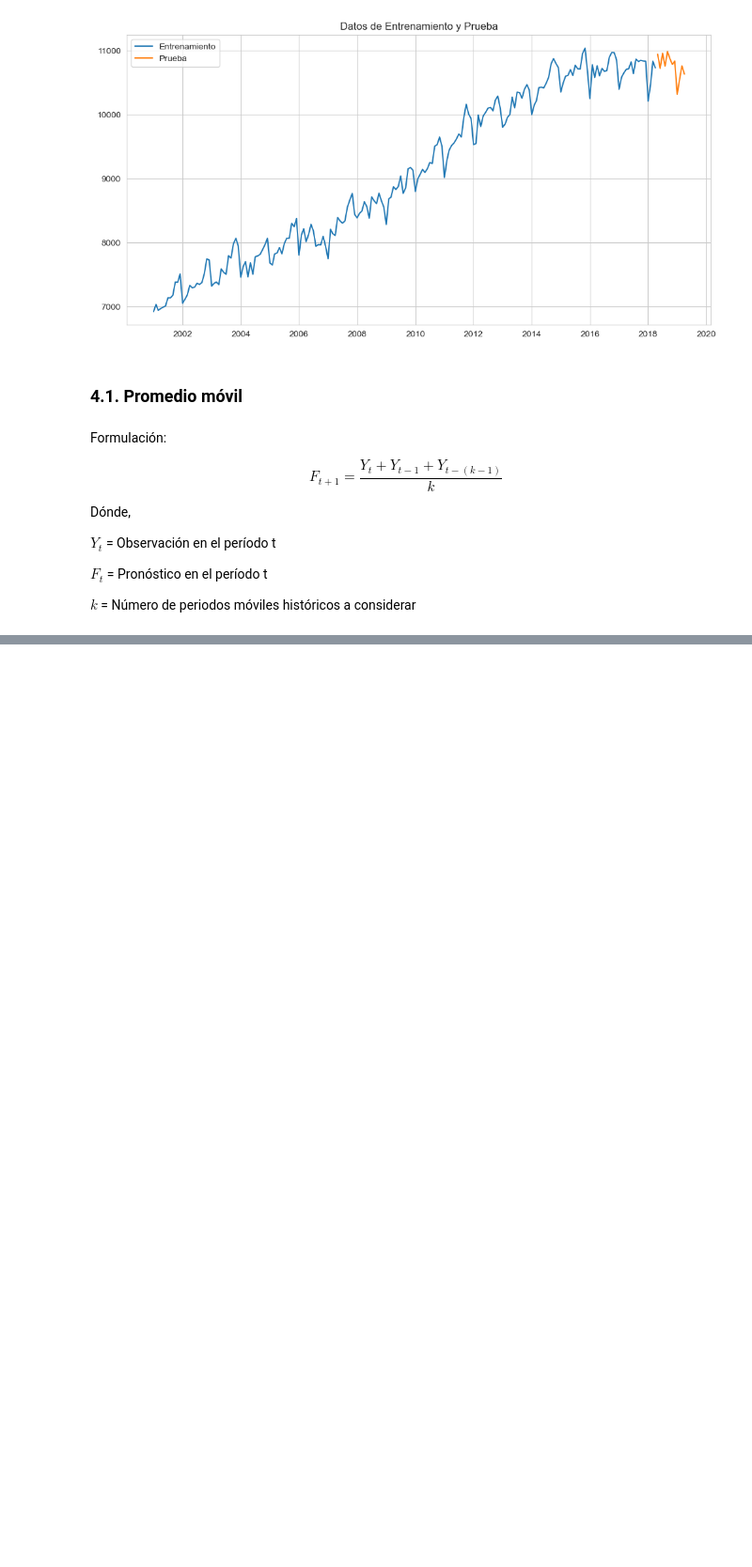
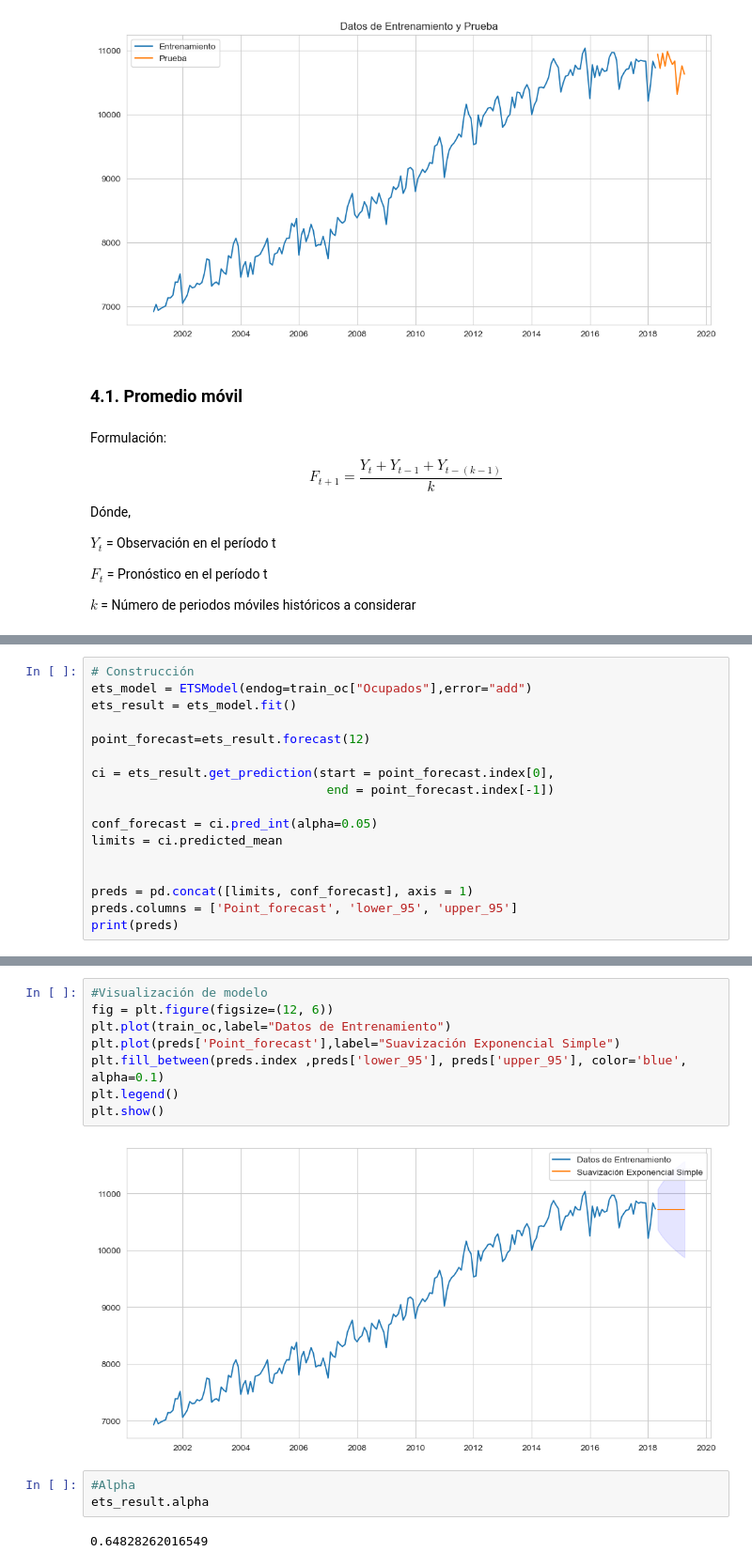
Before and after one commit to yesidmontano/Comparacion-Metodos-Estadisticos-Simples-Para-Series-De-Tiempo, a Jupyter notebook: Development.ipynb, the cells around one changed output, grey strips where cells are left out. Shown at 94% size. Saved outputs shown, nothing was run; the diff lists cells and outputs as text; blank space fills up the shorter version.

```diff
--- a/Development.ipynb
+++ b/Development.ipynb
@@ -126,0 +190,17 @@ ${k}$ = Número de periodos móviles históricos a considerar
+# %%
+# Construcción
+ets_model = ETSModel(endog=train_oc["Ocupados"],error="add")
+ets_result = ets_model.fit()
+
+point_forecast=ets_result.forecast(12)
+
+ci = ets_result.get_prediction(start = point_forecast.index[0],
+                                end = point_forecast.index[-1])
+
+conf_forecast = ci.pred_int(alpha=0.05)
+limits = ci.predicted_mean
+
+
+preds = pd.concat([limits, conf_forecast], axis = 1)
+preds.columns = ['Point_forecast', 'lower_95', 'upper_95']
+print(preds)
@@ -126,0 +221,15 @@ ${k}$ = Número de periodos móviles históricos a considerar
+# %%
+#Visualización de modelo
+fig = plt.figure(figsize=(12, 6))
+plt.plot(train_oc,label="Datos de Entrenamiento")
+plt.plot(preds['Point_forecast'],label="Suavización Exponencial Simple")
+plt.fill_between(preds.index ,preds['lower_95'], preds['upper_95'], color='blue', alpha=0.1)
+plt.legend()
+plt.show()
+# %% [output]
+[figure, added]
+# %%
+#Alpha
+ets_result.alpha
+# %% [output]
+0.64828262016549
```
Also changed, not shown: parts of 31 cells of this notebook.
